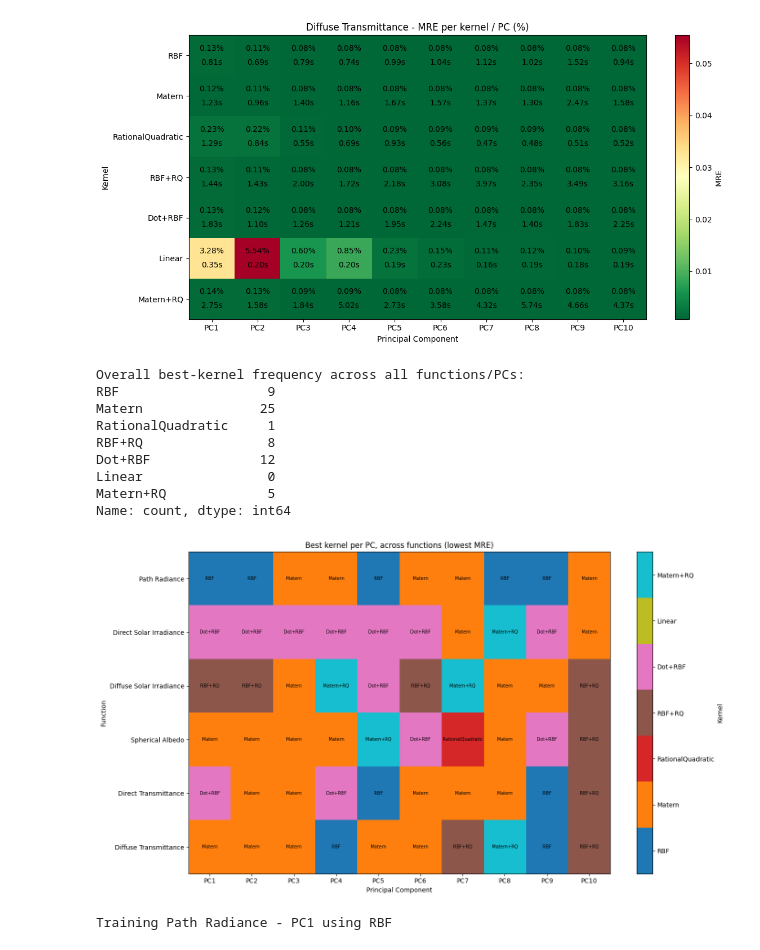
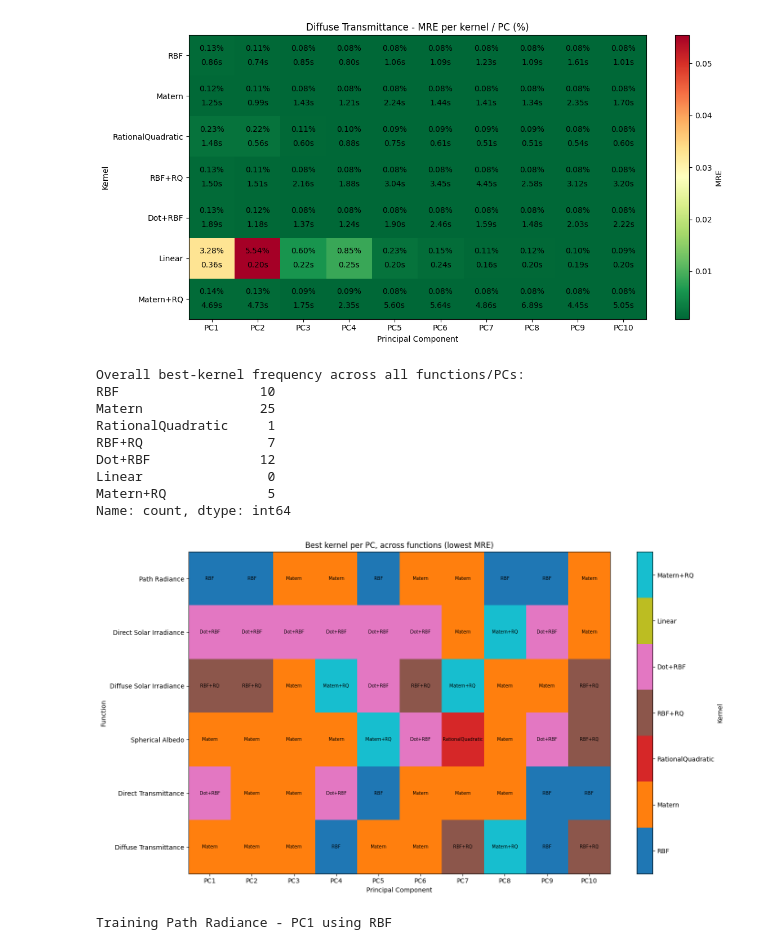
Before and after one commit to Teolul/Masters_Thesis, a Jupyter notebook: gp_pipeline_kernel_selection.ipynb, the cells around one changed output. Saved outputs shown, nothing was run; the diff lists cells and outputs as text; code cells hidden in the pictures.

Commit message:
continued analysis with GP kernel selection

```diff
--- a/gp_pipeline_kernel_selection.ipynb
+++ b/gp_pipeline_kernel_selection.ipynb
@@ -192,6 +195,6 @@ print(f"Total time for per-PC kernel search: {end_time_pc_search - start_time_pc
 print("---------- Per-PC kernel search completed. ----------\n")
 
 # persist results
-with open("./gp_saves/validation_results/pc_kernel_search_results.pkl", "wb") as f:
+with open(f"./gp_saves/validation_results/pc_kernel_search_results_{scale_type_pc}_{dataset_size}.pkl", "wb") as f:
     pickle.dump({"mre": pc_kernel_mre, "best": pc_kernel_best, "time": pc_kernel_time}, f)
 # %% [output]
@@ -265,7 +262,7 @@ def plot_kernel_pc_heatmap(matrix, kernel_names, func_name, metric_name="MRE", l
 
 
 # load pickle results if available
-with open("./gp_saves/validation_results/pc_kernel_search_results.pkl", "rb") as f:
+with open(f"./gp_saves/validation_results/pc_kernel_search_results_{scale_type_pc}_{dataset_size}.pkl", "rb") as f:
     pc_results = pickle.load(f)
     pc_kernel_mre = pc_results["mre"]
     pc_kernel_best = pc_results["best"]
@@ -280,7 +277,7 @@ for f_idx in range(globals.N_FUNCTIONS):
         func_name,
         metric_name="MRE",
         lower_is_better=True,
-        save_path=f"./gp_saves/validation_results/pc_kernel_heatmap_{func_name.replace(' ', '_')}.png",
+        save_path=f"./gp_saves/validation_results/pc_kernel_heatmap_{func_name.replace(' ', '_')}_{scale_type_pc}_{dataset_size}.png",
         time_matrix=pc_kernel_time[func_name]
     )
 # %% [output]
@@ -337,37 +334,37 @@ def plot_best_kernel_matrix(pc_kernel_best, kernel_names, func_names, save_path=
     cbar.ax.set_yticklabels(kernel_names)
     cbar.set_label("Kernel")
 
     fig.tight_layout()
 
     if save_path is not None:
         fig.savefig(save_path, dpi=150)
     plt.show()
 
 
 # quick overall frequency count: which kernel wins most often across all (function, PC) cells
 all_best_kernels = [k for kernels in pc_kernel_best.values() for k in kernels]
 best_kernel_counts = pd.Series(all_best_kernels).value_counts().reindex(kernel_names_pc, fill_value=0)
 print("Overall best-kernel frequency across all functions/PCs:")
 print(best_kernel_counts)
 
 
 plot_best_kernel_matrix(
     pc_kernel_best,
     kernel_names_pc,
     globals.function_names_plots,
-    save_path="./gp_saves/validation_results/pc_best_kernel_per_pc_matrix.png",
+    save_path=f"./gp_saves/validation_results/pc_best_kernel_per_pc_matrix_{scale_type_pc}_{dataset_size}.png",
 )
 # %% [output]
 Overall best-kernel frequency across all functions/PCs:
-RBF                   9
+RBF                  10
 Matern               25
 RationalQuadratic     1
-RBF+RQ                8
+RBF+RQ                7
 Dot+RBF              12
 Linear                0
 Matern+RQ             5
 Name: count, dtype: int64
-[figure, old version]
+[figure, new version]
 # %%
 # build the most optimal emulator by selecting the best kernel for each (function, PC) combination
 ultimate_emulator = {}   # function -> list of GP models (one per PC)
```
Also changed, not shown: parts of 4 cells of this notebook, 42 other files.
